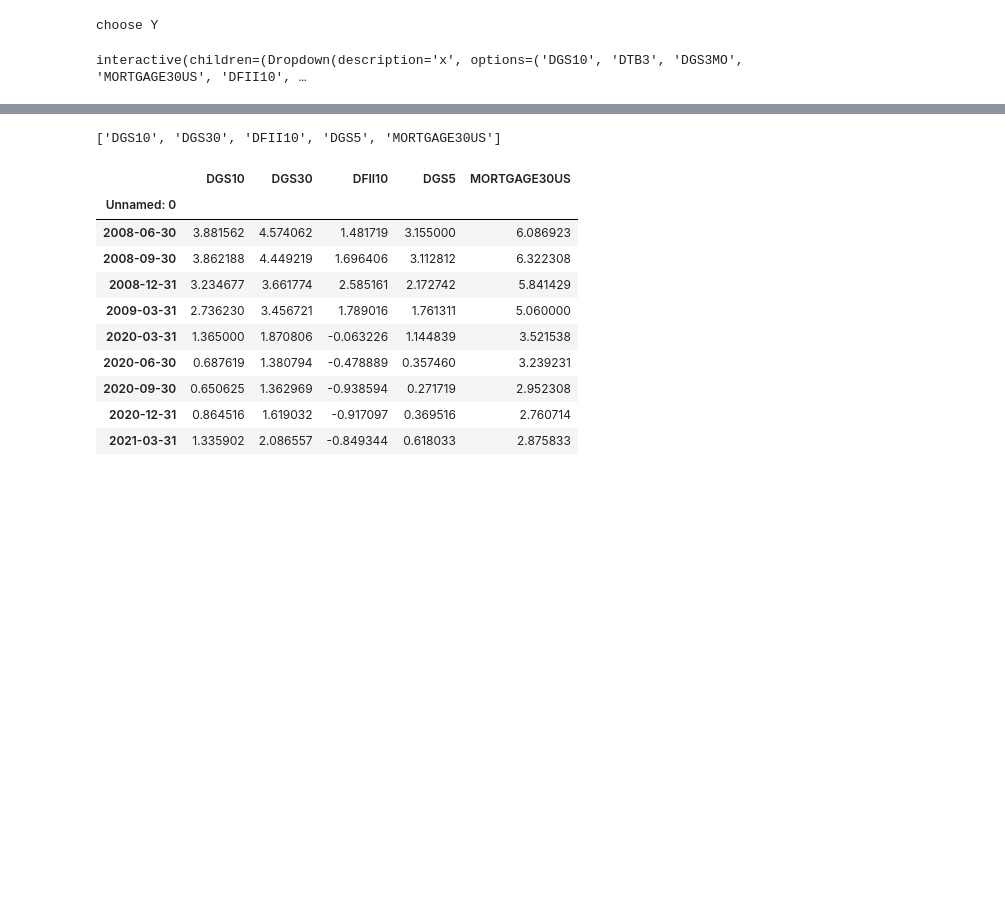
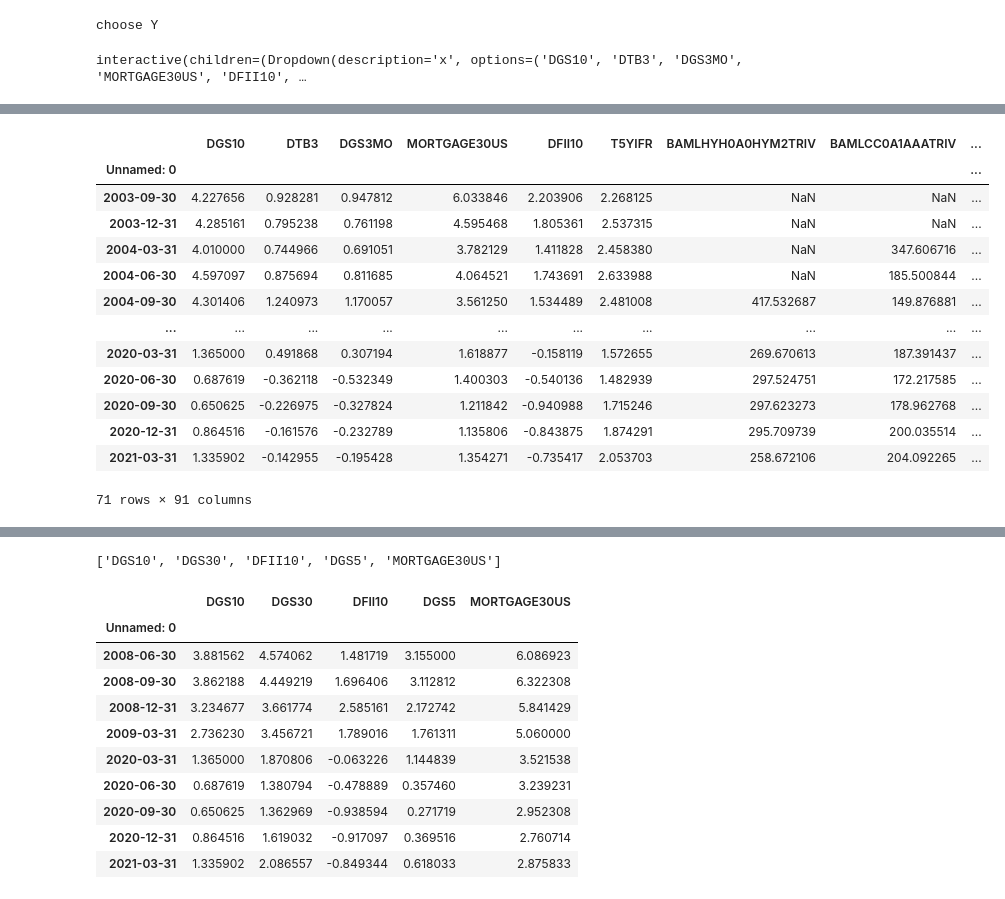
Before and after one commit to webclinic017/Python-Stock-1, a Jupyter notebook: FRED_analysis.ipynb, the cells around one changed output, grey strips where cells are left out. Drawn from its saved outputs; the diff is of its cells as text; code cells hidden in the pictures; blank space fills up the shorter version.

```diff
--- a/FRED_analysis.ipynb
+++ b/FRED_analysis.ipynb
@@ -164,0 +354,7 @@ The null hypothesis cannot be rejected
+# %%
+Differenced_Set = pd.DataFrame()
+for f in range(0,len(futures01)):
+    value = pd.DataFrame(futures01[f].result())
+    Differenced_Set = pd.concat([Differenced_Set,value],axis=1)
+
+Differenced_Set.columns = all_data.columns
@@ -190,0 +537,20 @@ Y = output_slider_variable.value
+# %%
+Lagged_Differenced_Set
+#from fracdiff import FracdiffStat
+#fs = FracdiffStat(window=100, mode="valid")
+#diff = fs.fit_transform(nky.values.reshape(-1, 1))
+# %% [output]
+|  | DGS10 | DTB3 | DGS3MO | MORTGAGE30US | DFII10 | T5YIFR | BAMLHYH0A0HYM2TRIV | BAMLCC0A1AAATRIV | ... |
+| Unnamed: 0 |  |  |  |  |  |  |  |  | ... |
+| 2003-09-30 | 4.227656 | 0.928281 | 0.947812 | 6.033846 | 2.203906 | 2.268125 | NaN | NaN | ... |
+| 2003-12-31 | 4.285161 | 0.795238 | 0.761198 | 4.595468 | 1.805361 | 2.537315 | NaN | NaN | ... |
+| 2004-03-31 | 4.010000 | 0.744966 | 0.691051 | 3.782129 | 1.411828 | 2.458380 | NaN | 347.606716 | ... |
+| 2004-06-30 | 4.597097 | 0.875694 | 0.811685 | 4.064521 | 1.743691 | 2.633988 | NaN | 185.500844 | ... |
+| 2004-09-30 | 4.301406 | 1.240973 | 1.170057 | 3.561250 | 1.534489 | 2.481008 | 417.532687 | 149.876881 | ... |
+| ... | ... | ... | ... | ... | ... | ... | ... | ... | ... |
+| 2020-03-31 | 1.365000 | 0.491868 | 0.307194 | 1.618877 | -0.158119 | 1.572655 | 269.670613 | 187.391437 | ... |
+| 2020-06-30 | 0.687619 | -0.362118 | -0.532349 | 1.400303 | -0.540136 | 1.482939 | 297.524751 | 172.217585 | ... |
+| 2020-09-30 | 0.650625 | -0.226975 | -0.327824 | 1.211842 | -0.940988 | 1.715246 | 297.623273 | 178.962768 | ... |
+| 2020-12-31 | 0.864516 | -0.161576 | -0.232789 | 1.135806 | -0.843875 | 1.874291 | 295.709739 | 200.035514 | ... |
+| 2021-03-31 | 1.335902 | -0.142955 | -0.195428 | 1.354271 | -0.735417 | 2.053703 | 258.672106 | 204.092265 | ... |
+71 rows × 91 columns
```
Also changed, not shown: parts of 30 cells of this notebook, 1 other file.
